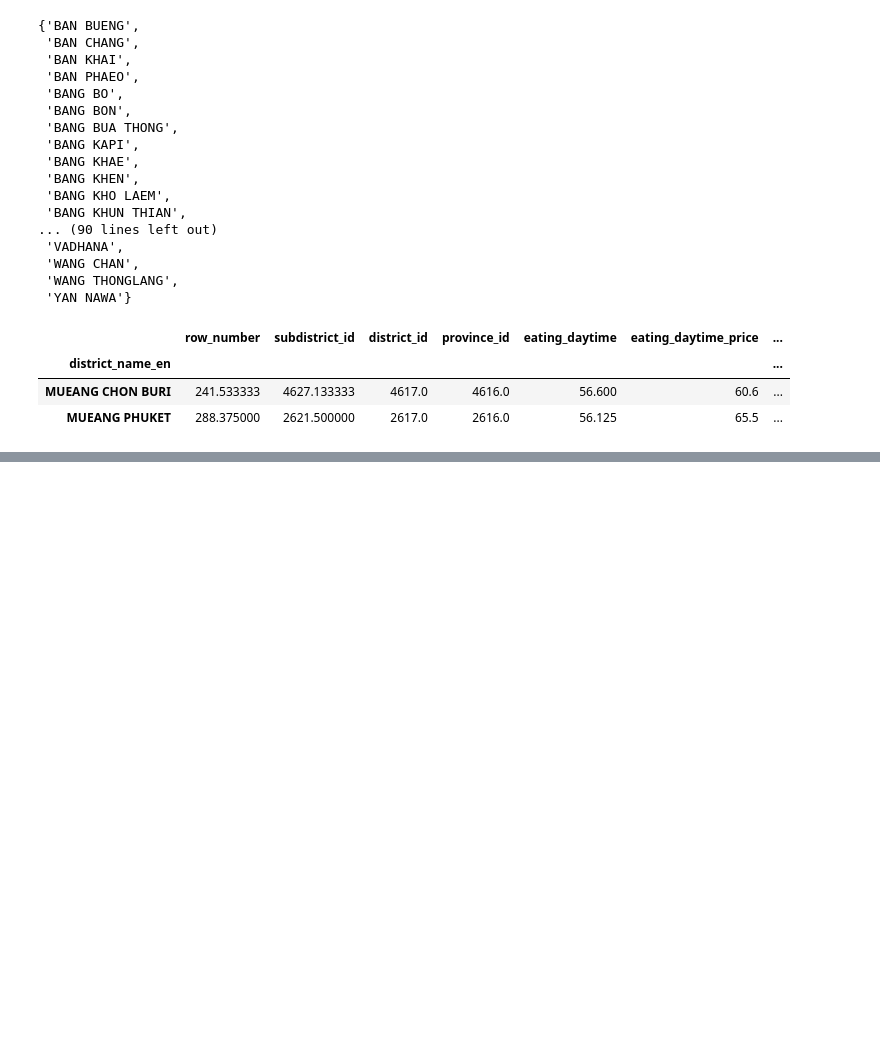
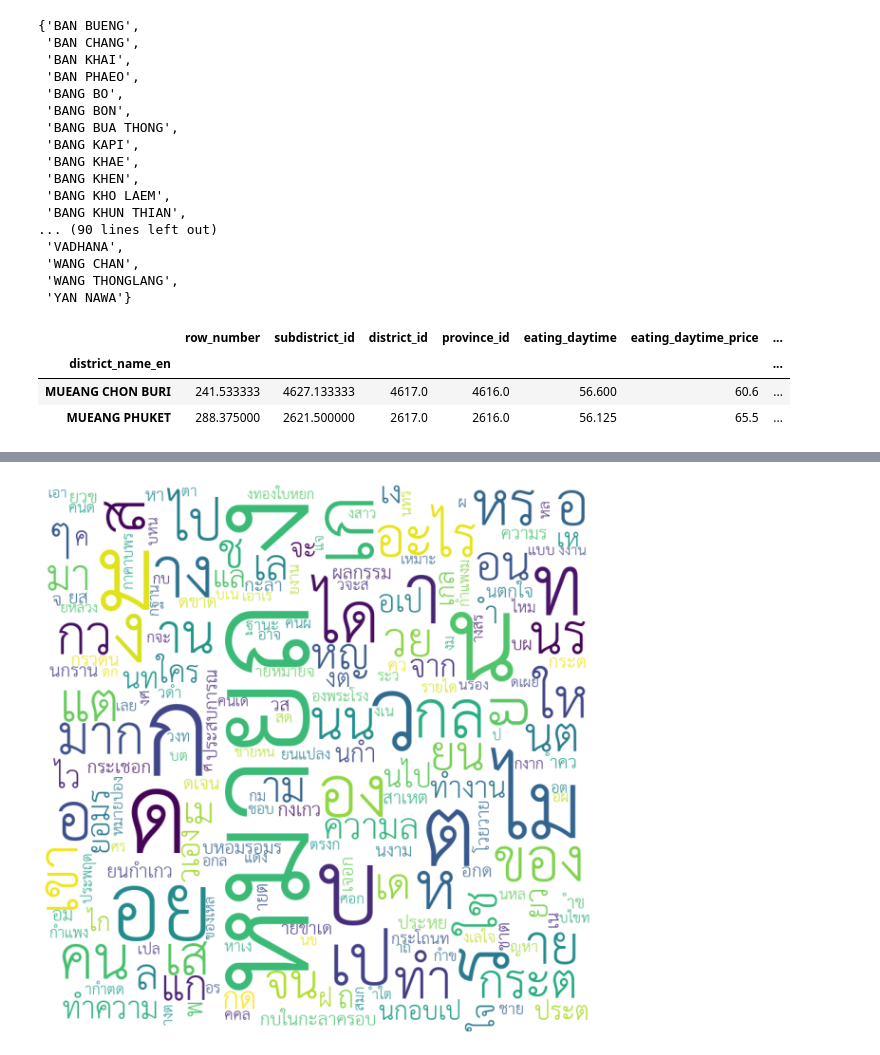
Before and after one commit to nxxk23/BasicProg_DataViz65, a Jupyter notebook: DataViz04_Data_Comparison.ipynb, the cells around one changed output, grey strips where cells are left out. Saved outputs shown, nothing was run; the diff lists cells and outputs as text; code cells hidden in the pictures; blank space fills up the shorter version.

```diff
--- a/DataViz04_Data_Comparison.ipynb
+++ b/DataViz04_Data_Comparison.ipynb
@@ -731,0 +861,19 @@ ax.legend();
+# %%
+import matplotlib as mpl
+mpl.font_manager.fontManager.addfont('thsarabunnew-webfont.ttf')
+mpl.rc('font', family='TH Sarabun New')
+# %%
+wordcloud = WordCloud(font_path='thsarabunnew-webfont.ttf',width = 800, height = 800,
+                background_color ='white',
+                #stopwords = stopwords,
+                min_font_size = 10).generate(" ".join(list_thai_words))
+
+# plot the WordCloud image
+plt.figure(figsize = (8, 8), facecolor = None)
+plt.imshow(wordcloud)
+plt.axis("off")
+plt.tight_layout(pad = 0)
+
+plt.show()
+# %% [output]
+[figure, added]
```
Also changed, not shown: parts of 21 cells of this notebook.
